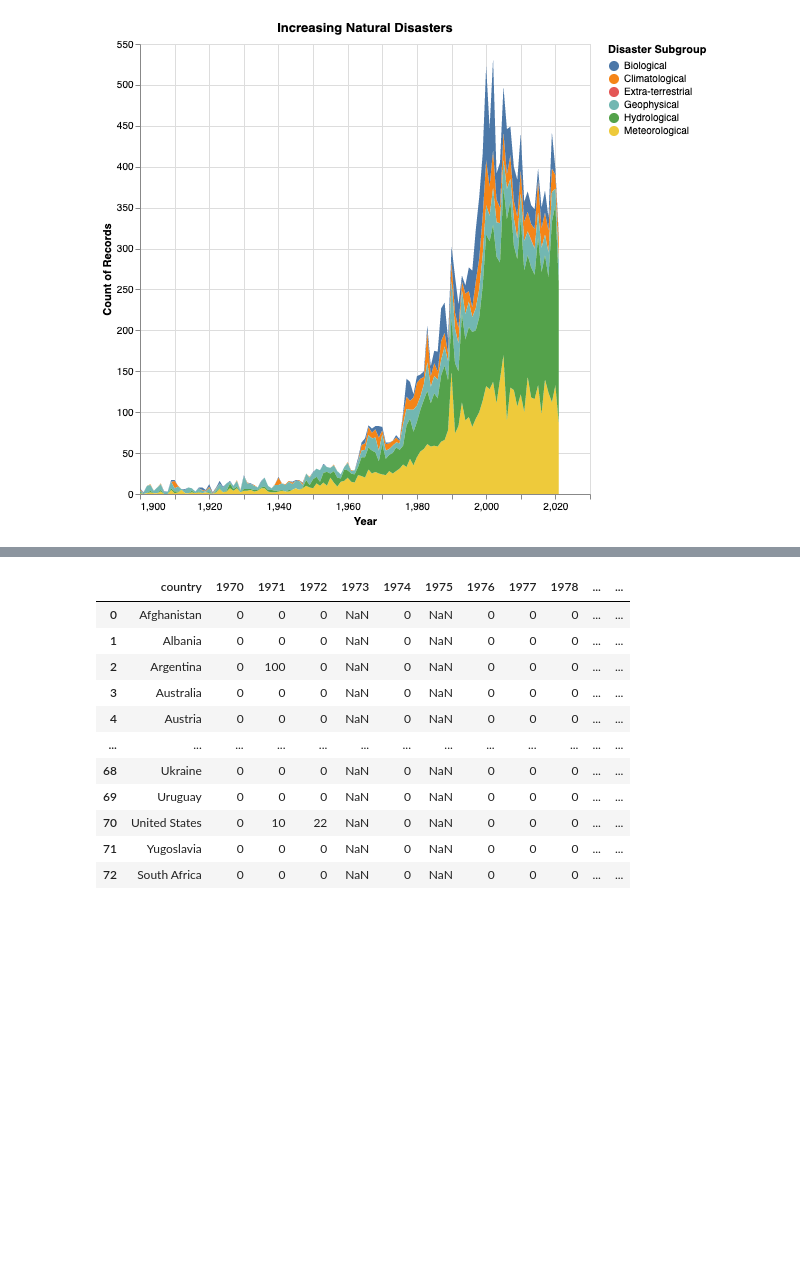
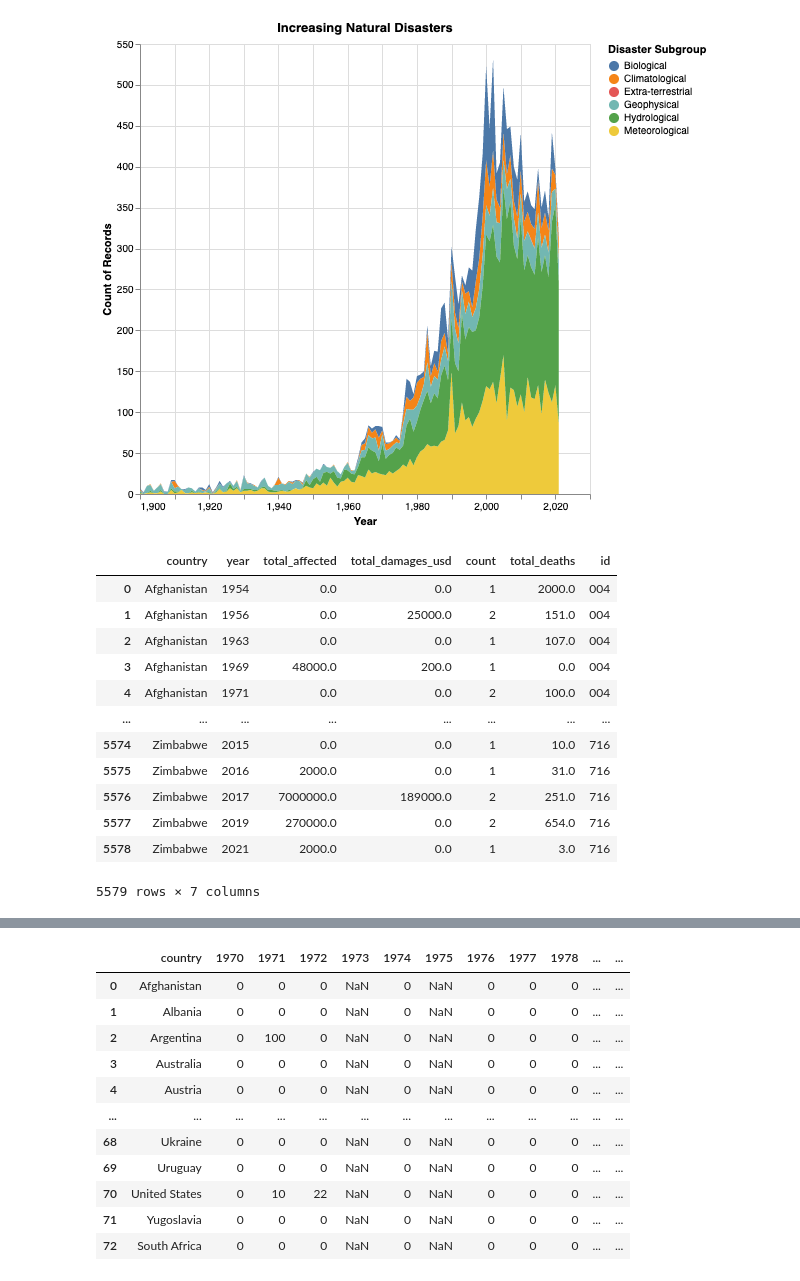
Before and after one commit to mel-liow/climate-analysis, a Jupyter notebook: climate_analysis.ipynb, the cells around one changed output, grey strips where cells are left out. Saved outputs shown, nothing was run; the diff lists cells and outputs as text; code cells hidden in the pictures; blank space fills up the shorter version.

```diff
--- a/climate_analysis.ipynb
+++ b/climate_analysis.ipynb
@@ -263,3 +259,62 @@ alt.Chart(natural_disasters_df, title="Increasing Natural Disasters").mark_area(
 )
 # %% [output]
 [figure]
+# %%
+clean_df = raw_data_nd.replace(regex=r'\([^)]*\)', value='')
+clean_df['Country'] = clean_df['Country'].str.strip()
+
+# remove Biological
+bio_index = clean_df[clean_df['Disaster Subgroup'] == 'Biological'].index
+clean_df.drop(bio_index, inplace=True)
+clean_df = clean_df[['Year', 'Country', 'Disaster Subgroup', 'No Affected', "Total Damages ('000 US$)", 'Total Deaths']]
+
+
+# natural_disasters_merged[natural_disasters_merged['country-code'].isnull()]['Country'].unique()
+test = clean_df[clean_df['Year'] == 2020]
+grouped = test.groupby(['Country']).count()
+
+pivot = clean_df.pivot_table(index=["Country", "Year"], aggfunc={'No Affected': np.sum, 'Total Deaths': [np.sum, np.count_nonzero],  "Total Damages ('000 US$)": np.sum})
+pivot.columns = pivot.columns.to_series().str.join('_')
+pivot.reset_index(drop=False, inplace=True)
+pivot.rename(columns={'Country':'country',
+                      'Year': 'year',
+                      'No Affected_sum': 'total_affected',
+                      "Total Damages ('000 US$)_sum" :'total_damages_usd',
+                      'Total Deaths_count_nonzero':'count',
+                      'Total Deaths_sum': 'total_deaths'}, inplace=True)
+# %%
+country_info = pd.read_csv(
+    'https://raw.githubusercontent.com/lukes/ISO-3166-Countries-with-Regional-Codes/master/all/all.csv',
+    converters={'country-code': lambda x: str(x)}
+)
+
+country_info['country'] = country_info['name']
+country_info['id'] = country_info['country-code']
+
+country_info = country_info.replace({'Bolivia (Plurinational State of)': 'Bolivia',
+                          'Iran (Islamic Republic of)': 'Iran',
+                           'North Macedonia': 'Macedonia',
+                           'Taiwan, Province of China': 'Taiwan',
+                           "Korea (Democratic People's Republic of)": 'Korea',
+                           'Moldova, Republic of': 'Moldova',
+                           'Russian Federation': 'Russia',
+                           'Czechia': 'Czech Republic',
+                          })
+
+
+natural_disasters_merged = pd.merge(pivot, country_info[['country', 'id']], on='country', how='left')
+natural_disasters_merged
+# %% [output]
+|  | country | year | total_affected | total_damages_usd | count | total_deaths | id |
+| 0 | Afghanistan | 1954 | 0.0 | 0.0 | 1 | 2000.0 | 004 |
+| 1 | Afghanistan | 1956 | 0.0 | 25000.0 | 2 | 151.0 | 004 |
+| 2 | Afghanistan | 1963 | 0.0 | 0.0 | 1 | 107.0 | 004 |
+| 3 | Afghanistan | 1969 | 48000.0 | 200.0 | 1 | 0.0 | 004 |
+| 4 | Afghanistan | 1971 | 0.0 | 0.0 | 2 | 100.0 | 004 |
+| ... | ... | ... | ... | ... | ... | ... | ... |
+| 5574 | Zimbabwe | 2015 | 0.0 | 0.0 | 1 | 10.0 | 716 |
+| 5575 | Zimbabwe | 2016 | 2000.0 | 0.0 | 1 | 31.0 | 716 |
+| 5576 | Zimbabwe | 2017 | 7000000.0 | 189000.0 | 2 | 251.0 | 716 |
+| 5577 | Zimbabwe | 2019 | 270000.0 | 0.0 | 2 | 654.0 | 716 |
+| 5578 | Zimbabwe | 2021 | 2000.0 | 0.0 | 1 | 3.0 | 716 |
+5579 rows × 7 columns
```
Also changed, not shown: parts of 3 cells of this notebook.
